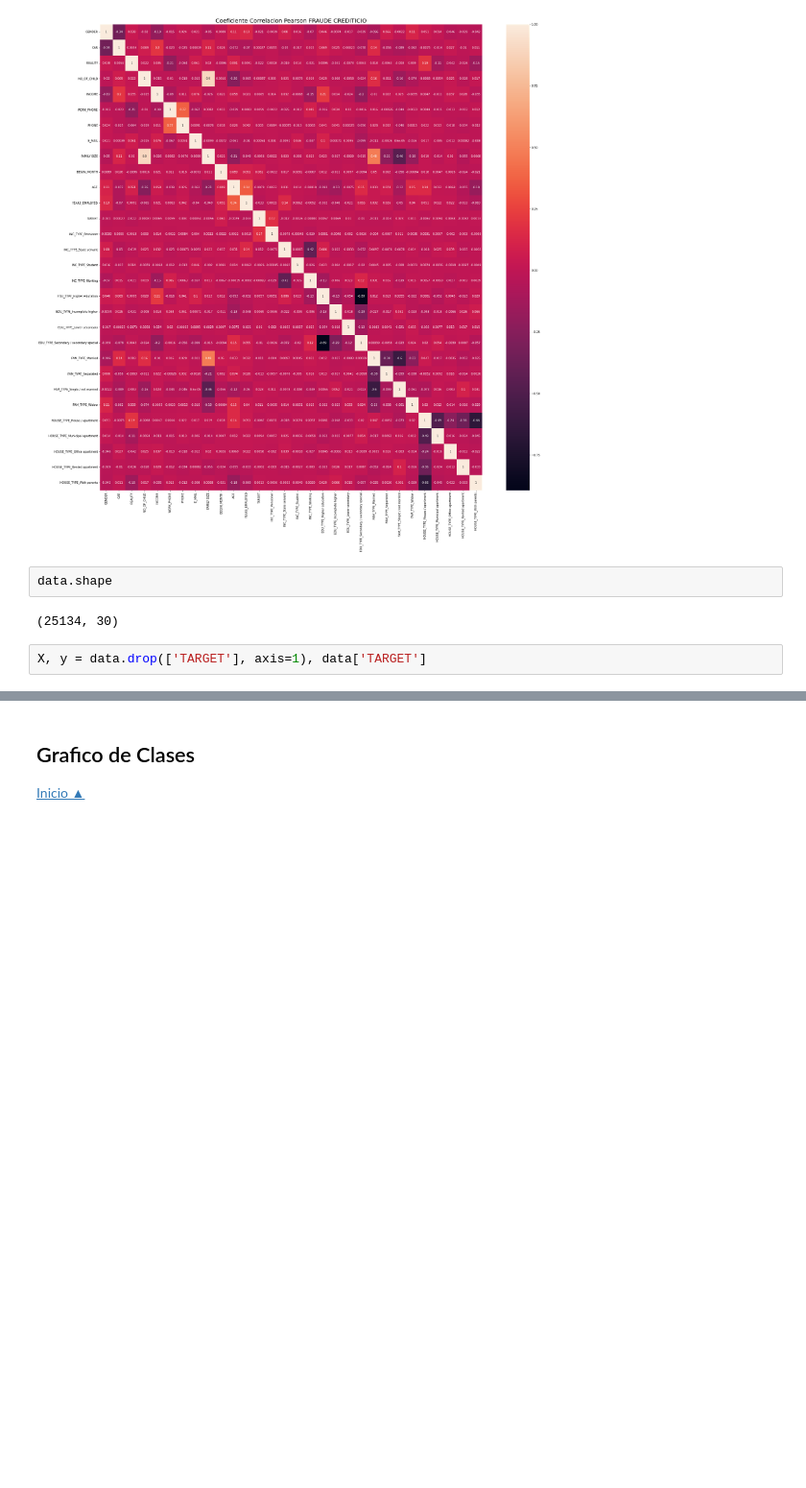
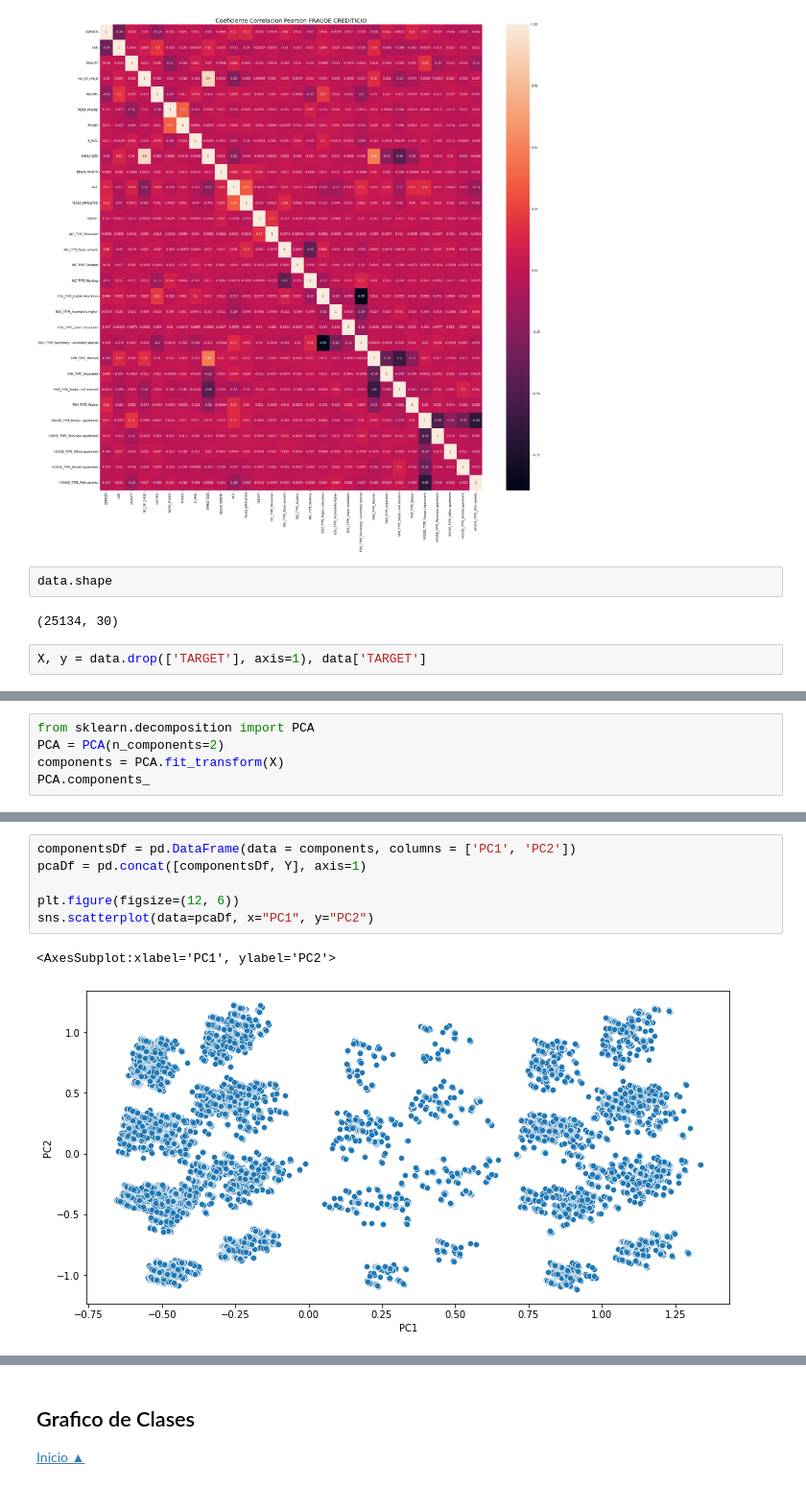
Before and after one commit to jnatmed/smote_tpfinal, a Jupyter notebook: credit_dataset.ipynb, the cells around one changed output, grey strips where cells are left out. Shown at 96% size. Drawn from its saved outputs; the diff is of its cells as text; blank space fills up the shorter version.

```diff
--- a/credit_dataset.ipynb
+++ b/credit_dataset.ipynb
@@ -148,0 +173,5 @@ X, y = data.drop(['TARGET'], axis=1), data['TARGET']
+# %%
+from sklearn.decomposition import PCA
+PCA = PCA(n_components=2)
+components = PCA.fit_transform(X)
+PCA.components_
@@ -148,0 +209,9 @@ X, y = data.drop(['TARGET'], axis=1), data['TARGET']
+# %%
+componentsDf = pd.DataFrame(data = components, columns = ['PC1', 'PC2'])
+pcaDf = pd.concat([componentsDf, Y], axis=1)
+
+plt.figure(figsize=(12, 6))
+sns.scatterplot(data=pcaDf, x="PC1", y="PC2")
+# %% [output]
+<AxesSubplot:xlabel='PC1', ylabel='PC2'>
+[figure, added]
```
Also changed, not shown: parts of 39 cells of this notebook, 10 other files.
